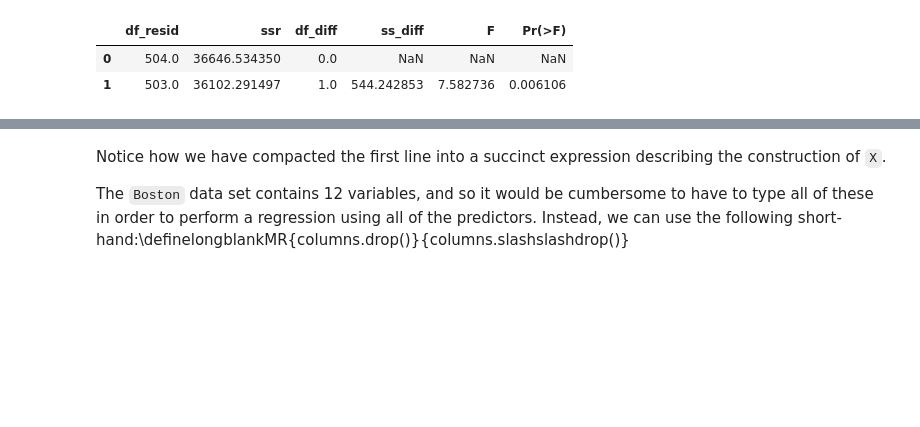
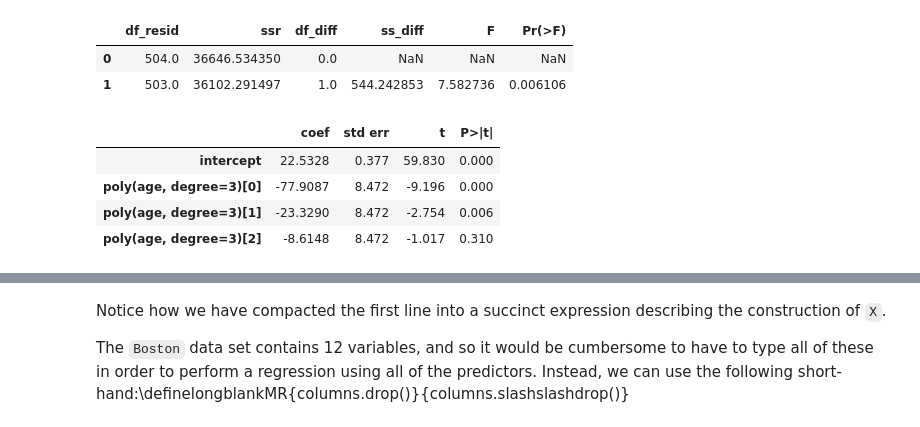
Before and after one commit to aminehd/ISLP_labs_amineh, a Jupyter notebook: Ch03-linreg-lab.ipynb, the cells around one changed output, grey strips where cells are left out. Saved outputs shown, nothing was run; the diff lists cells and outputs as text; code cells hidden in the pictures; blank space fills up the shorter version.

```diff
--- a/Ch03-linreg-lab.ipynb
+++ b/Ch03-linreg-lab.ipynb
@@ -527,3 +526,14 @@ anova_lm(result1, result2)
 |  | df_resid | ssr | df_diff | ss_diff | F | Pr(>F) |
 | 0 | 504.0 | 36646.534350 | 0.0 | NaN | NaN | NaN |
 | 1 | 503.0 | 36102.291497 | 1.0 | 544.242853 | 7.582736 | 0.006106 |
+# %%
+X3 = MS([poly('age', 3)]).fit_transform(Boston)
+model3 = sm.OLS(y, X3)
+result3 = model3.fit()
+summarize(result3)
+# %% [output]
+|  | coef | std err | t | P>|t| |
+| intercept | 22.5328 | 0.377 | 59.830 | 0.000 |
+| poly(age, degree=3)[0] | -77.9087 | 8.472 | -9.196 | 0.000 |
+| poly(age, degree=3)[1] | -23.3290 | 8.472 | -2.754 | 0.006 |
+| poly(age, degree=3)[2] | -8.6148 | 8.472 | -1.017 | 0.310 |
```
Also changed, not shown: parts of 2 cells of this notebook.
